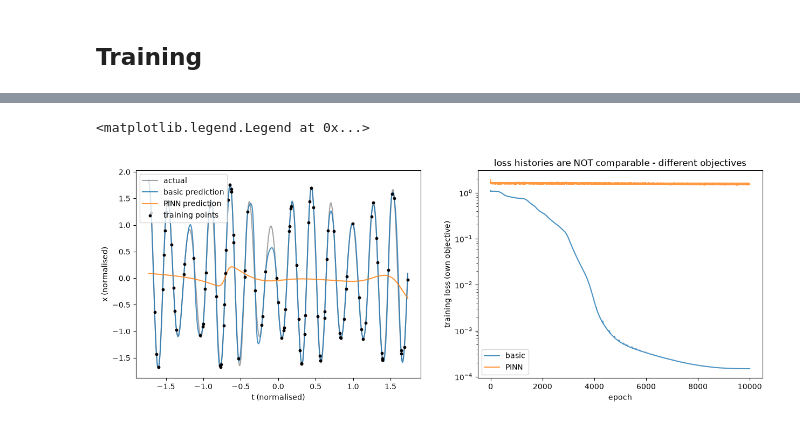
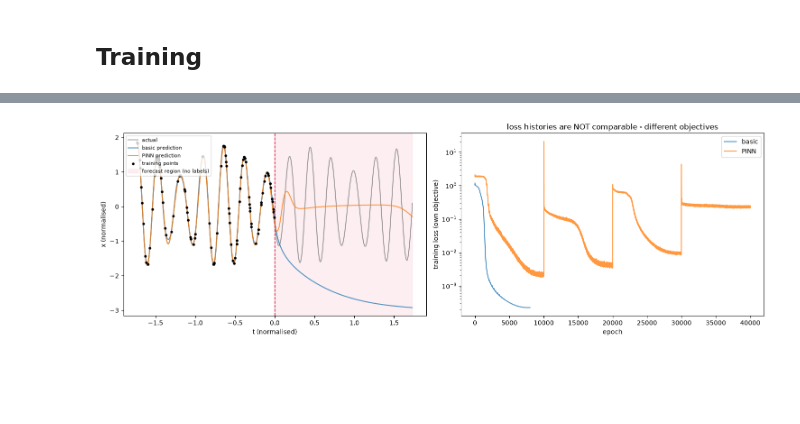
Before and after one commit to Jdev31/ForecastingOscillators, a Jupyter notebook: OscillatorTimeSeries/pytorch_PINN.ipynb, the cells around one changed output, grey strips where cells are left out. Cells and saved outputs as stored; diff of their text form; code cells hidden in the pictures; blank space fills up the shorter version.

```diff
--- a/OscillatorTimeSeries/pytorch_PINN.ipynb
+++ b/OscillatorTimeSeries/pytorch_PINN.ipynb
@@ -129,7 +158,7 @@ class NeuralNetwork(nn.Module):
 ### Loss function
 # %%
 
-n_colloc = 200
+n_colloc = 2000
 physics_const = 1
 basic_const = 1
 
@@ -262,4 +347,6 @@ network does *between* those points.
 # %%
-model_basic, hist_basic = run_training(use_physics=False, epochs=10000, lr=1e-3)
-res_basic = evaluate(model_basic, test_dataloader, label="basic")
+model_basic, hist_basic = run_training(use_physics=False, epochs=8000, lr=1e-3)
+
+res_basic_i = evaluate(model_basic, interp_dataloader,   label="basic interp  ")
+res_basic_f = evaluate(model_basic, forecast_dataloader, label="basic forecast")
 # %% [output]
@@ -288,4 +383,7 @@ Same data loss (weighted by `basic_const`) plus the ODE residual evaluated at
 # %%
-model_pinn, hist_pinn = run_training(use_physics=True, epochs=10000, lr=1e-3)
-res_pinn = evaluate(model_pinn, test_dataloader, label="PINN ")
+model_pinn, hist_pinn = run_training(use_physics=True, epochs=40000, lr=1e-3,
+                                     curriculum=[12.5, 25.0, 50.0, 100.0])
+
+res_pinn_i = evaluate(model_pinn, interp_dataloader,   label="PINN  interp  ")
+res_pinn_f = evaluate(model_pinn, forecast_dataloader, label="PINN  forecast")
 # %% [output]
@@ -308,33 +411,43 @@ t_grid = torch.tensor(t_norm, dtype=torch.float32).reshape(-1, 1).to(device)
 # whichever training cells have been run
 trained = {}
 if "model_basic" in globals():
     trained["basic"] = (model_basic, hist_basic)
 if "model_pinn" in globals():
     trained["PINN"] = (model_pinn, hist_pinn)
 
 fig, (ax, ax2) = plt.subplots(1, 2, figsize=(15, 5))
 
 ax.plot(t_norm, x_norm, label="actual", color="0.4", alpha=0.6)
 for name, (mdl, _) in trained.items():
     mdl.eval()
     with torch.no_grad():
         pred = mdl(t_grid).cpu().squeeze()
     ax.plot(t_norm, pred, label=f"{name} prediction", alpha=0.8)
 
 # the training points - gaps between them are where the fit is free to wander
 ax.scatter(t_norm[training_index], x_norm[training_index],
            s=10, color="k", zorder=3, label="training points")
+
+# everything right of this line is unlabelled: the actual result of the experiment
+if len(forecast_index):
+    s_split = (forecast_split - t_mean) / t_std
+    ax.axvline(s_split, color="crimson", lw=1.2, ls="--")
+    ax.axvspan(s_split, t_hi, color="crimson", alpha=0.07,
+               label="forecast region (no labels)")
+
 ax.set_xlabel("t (normalised)")
 ax.set_ylabel("x (normalised)")
-ax.legend()
+ax.legend(loc="upper left", fontsize=8)
 
 for name, (_, hist) in trained.items():
     ax2.plot(hist, label=name, alpha=0.8)
 ax2.set_yscale("log")
 ax2.set_xlabel("epoch")
 ax2.set_ylabel("training loss (own objective)")
 ax2.set_title("loss histories are NOT comparable - different objectives")
 ax2.legend()
+
+fig.tight_layout()
+plt.savefig(f"{regime}_comparison.pdf")
 # %% [output]
-<matplotlib.legend.Legend at 0x...>
-[figure, old version]
+[figure, new version]
```
Also changed, not shown: parts of 7 cells of this notebook, 2 other files.
